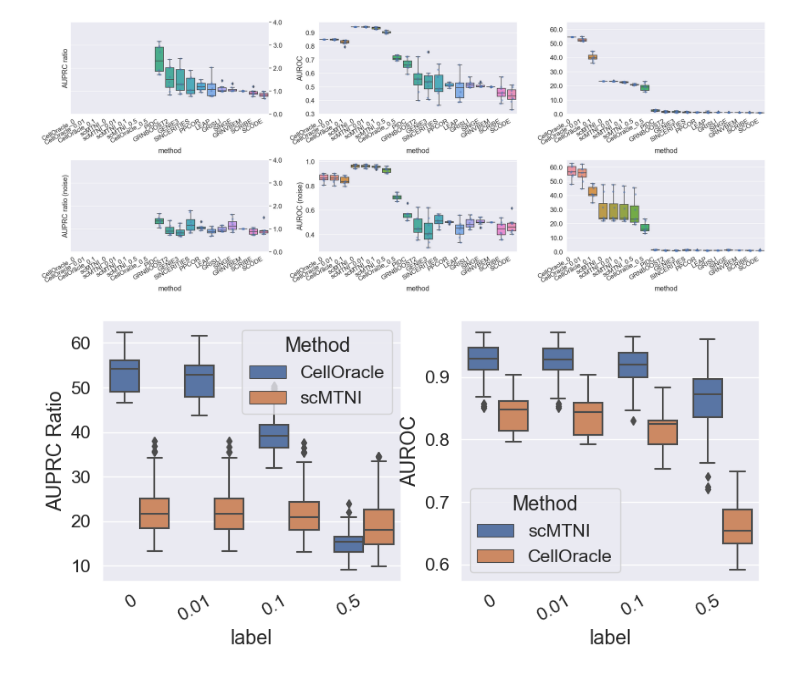
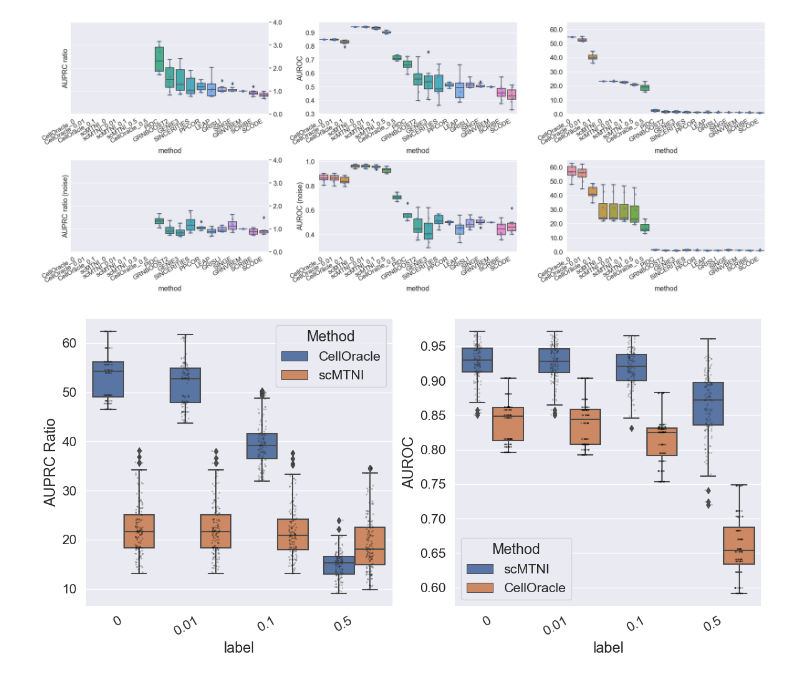
Before and after one commit to ZhangLabGT/scMultiSim_manuscript, a Jupyter notebook: benchmarks/bench_grn/grn_visualization.ipynb, the cells around one changed output. Cells and saved outputs as stored; diff of their text form; code cells hidden in the pictures.

```diff
--- a/benchmarks/bench_grn/grn_visualization.ipynb
+++ b/benchmarks/bench_grn/grn_visualization.ipynb
@@ -220,30 +223,31 @@ scm2.pdf
 [figure]
 # %%
 def plot_grn_supp():
-    fig, axs = plt.subplots(nrows=1, ncols=2, figsize=(10, 4))
+    fig, axs = plt.subplots(nrows=1, ncols=2, figsize=(14, 6))
 
     for auc in ["PRC", "ROC"]:
         df_all = None
         is_roc = auc == "ROC"
         for nl in ["0", "0.01", "0.1", "0.5"]:
             df = get_df_m("unif", f"unif_noise_level_{nl}-AU{auc}", roc=is_roc, label=nl)
             if df_all is None:
                 df_all = df
             else:
                 df_all = pd.concat((df_all, df))
 
         df = df_all
         order = df.groupby("label").value.mean().sort_values(ascending=False).index
 
         pl = sns.boxplot(df_all, y="value", x="label", hue="method_0", order=order, ax=axs[1 if is_roc else 0])
+        sns.stripplot(df_all, y="value", x="label", hue="method_0", color="black", order=order, ax=pl, alpha=.25, dodge=True, size=2, legend=False)
         pl.set(ylabel=("AUROC" if is_roc else "AUPRC Ratio"))
         pl.set_xticklabels(pl.get_xticklabels(),rotation = 30, horizontalalignment='right')
 
     axs[0].legend(title="Method")
     axs[1].legend(title="Method")
 
     plt.savefig(f"unif_grn_supp.pdf")
 
 plot_grn_supp()
 # %% [output]
-[figure, old version]
+[figure, new version]
```
Also changed, not shown: parts of 1 cell of this notebook, 6 other files.
